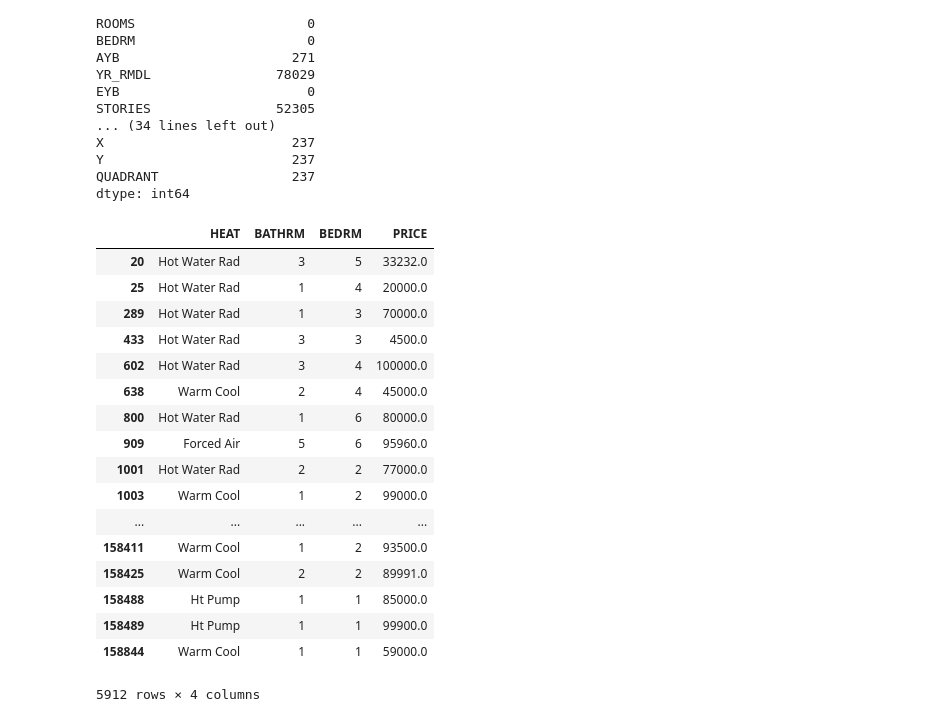
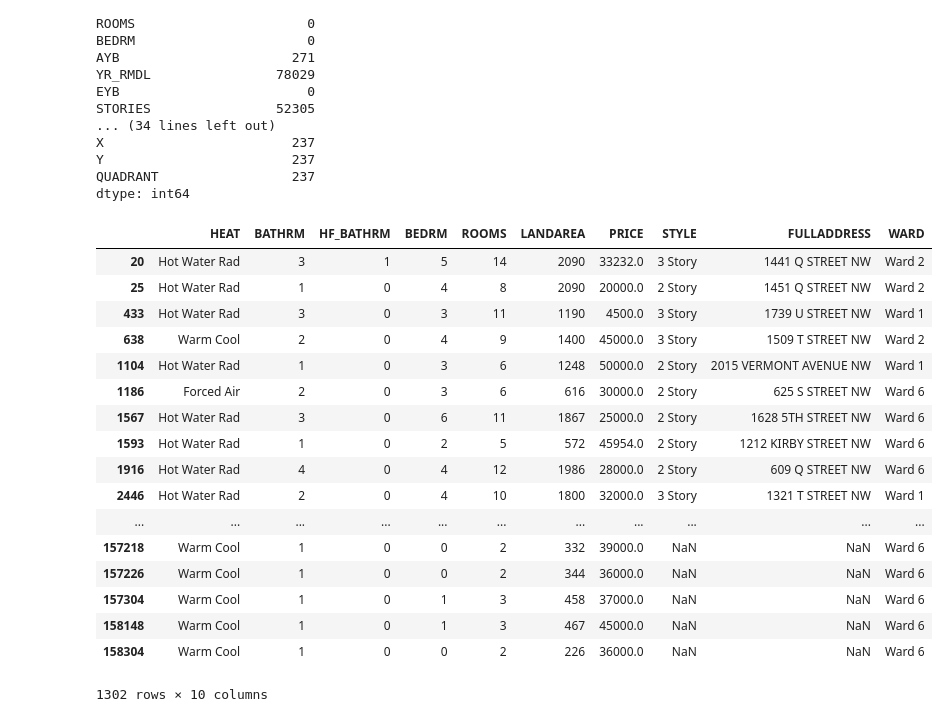
Before and after one commit to vietmyke/DataCamp, a Jupyter notebook: Project1.ipynb, the cells around one changed output. Cells and saved outputs as stored; diff of their text form; code cells hidden in the pictures.

```diff
--- a/Project1.ipynb
+++ b/Project1.ipynb
@@ -125,26 +130,26 @@ Y                        237
 QUADRANT                 237
 dtype: int64
 # %%
-nf = df[['HEAT','BATHRM','BEDRM','PRICE']]
+nf = df[['HEAT','BATHRM','HF_BATHRM','BEDRM','ROOMS','LANDAREA','PRICE','STYLE','FULLADDRESS','WARD']]
 # %%
-nf.loc[nf['PRICE'] <= 100000 ]
+nf.loc[nf['PRICE'] <= 50000 ]
 # %% [output]
-|  | HEAT | BATHRM | BEDRM | PRICE |
-| 20 | Hot Water Rad | 3 | 5 | 33232.0 |
-| 25 | Hot Water Rad | 1 | 4 | 20000.0 |
-| 289 | Hot Water Rad | 1 | 3 | 70000.0 |
-| 433 | Hot Water Rad | 3 | 3 | 4500.0 |
-| 602 | Hot Water Rad | 3 | 4 | 100000.0 |
-| 638 | Warm Cool | 2 | 4 | 45000.0 |
-| 800 | Hot Water Rad | 1 | 6 | 80000.0 |
-| 909 | Forced Air | 5 | 6 | 95960.0 |
-| 1001 | Hot Water Rad | 2 | 2 | 77000.0 |
-| 1003 | Warm Cool | 1 | 2 | 99000.0 |
-| ... | ... | ... | ... | ... |
-| 158411 | Warm Cool | 1 | 2 | 93500.0 |
-| 158425 | Warm Cool | 2 | 2 | 89991.0 |
-| 158488 | Ht Pump | 1 | 1 | 85000.0 |
-| 158489 | Ht Pump | 1 | 1 | 99900.0 |
-| 158844 | Warm Cool | 1 | 1 | 59000.0 |
+|  | HEAT | BATHRM | HF_BATHRM | BEDRM | ROOMS | LANDAREA | PRICE | STYLE | FULLADDRESS | WARD |
+| 20 | Hot Water Rad | 3 | 1 | 5 | 14 | 2090 | 33232.0 | 3 Story | 1441 Q STREET NW | Ward 2 |
+| 25 | Hot Water Rad | 1 | 0 | 4 | 8 | 2090 | 20000.0 | 2 Story | 1451 Q STREET NW | Ward 2 |
+| 433 | Hot Water Rad | 3 | 0 | 3 | 11 | 1190 | 4500.0 | 3 Story | 1739 U STREET NW | Ward 1 |
+| 638 | Warm Cool | 2 | 0 | 4 | 9 | 1400 | 45000.0 | 3 Story | 1509 T STREET NW | Ward 2 |
+| 1104 | Hot Water Rad | 1 | 0 | 3 | 6 | 1248 | 50000.0 | 2 Story | 2015 VERMONT AVENUE NW | Ward 1 |
+| 1186 | Forced Air | 2 | 0 | 3 | 6 | 616 | 30000.0 | 2 Story | 625 S STREET NW | Ward 6 |
+| 1567 | Hot Water Rad | 3 | 0 | 6 | 11 | 1867 | 25000.0 | 2 Story | 1628 5TH STREET NW | Ward 6 |
+| 1593 | Hot Water Rad | 1 | 0 | 2 | 5 | 572 | 45954.0 | 2 Story | 1212 KIRBY STREET NW | Ward 6 |
+| 1916 | Hot Water Rad | 4 | 0 | 4 | 12 | 1986 | 28000.0 | 2 Story | 609 Q STREET NW | Ward 6 |
+| 2446 | Hot Water Rad | 2 | 0 | 4 | 10 | 1800 | 32000.0 | 3 Story | 1321 T STREET NW | Ward 1 |
+| ... | ... | ... | ... | ... | ... | ... | ... | ... | ... | ... |
+| 157218 | Warm Cool | 1 | 0 | 0 | 2 | 332 | 39000.0 | NaN | NaN | Ward 6 |
+| 157226 | Warm Cool | 1 | 0 | 0 | 2 | 344 | 36000.0 | NaN | NaN | Ward 6 |
+| 157304 | Warm Cool | 1 | 0 | 1 | 3 | 458 | 37000.0 | NaN | NaN | Ward 6 |
+| 158148 | Warm Cool | 1 | 0 | 1 | 3 | 467 | 45000.0 | NaN | NaN | Ward 6 |
+| 158304 | Warm Cool | 1 | 0 | 0 | 2 | 226 | 36000.0 | NaN | NaN | Ward 6 |
-5912 rows × 4 columns
+1302 rows × 10 columns
 # %%
```
Also changed, not shown: parts of 8 cells of this notebook.
